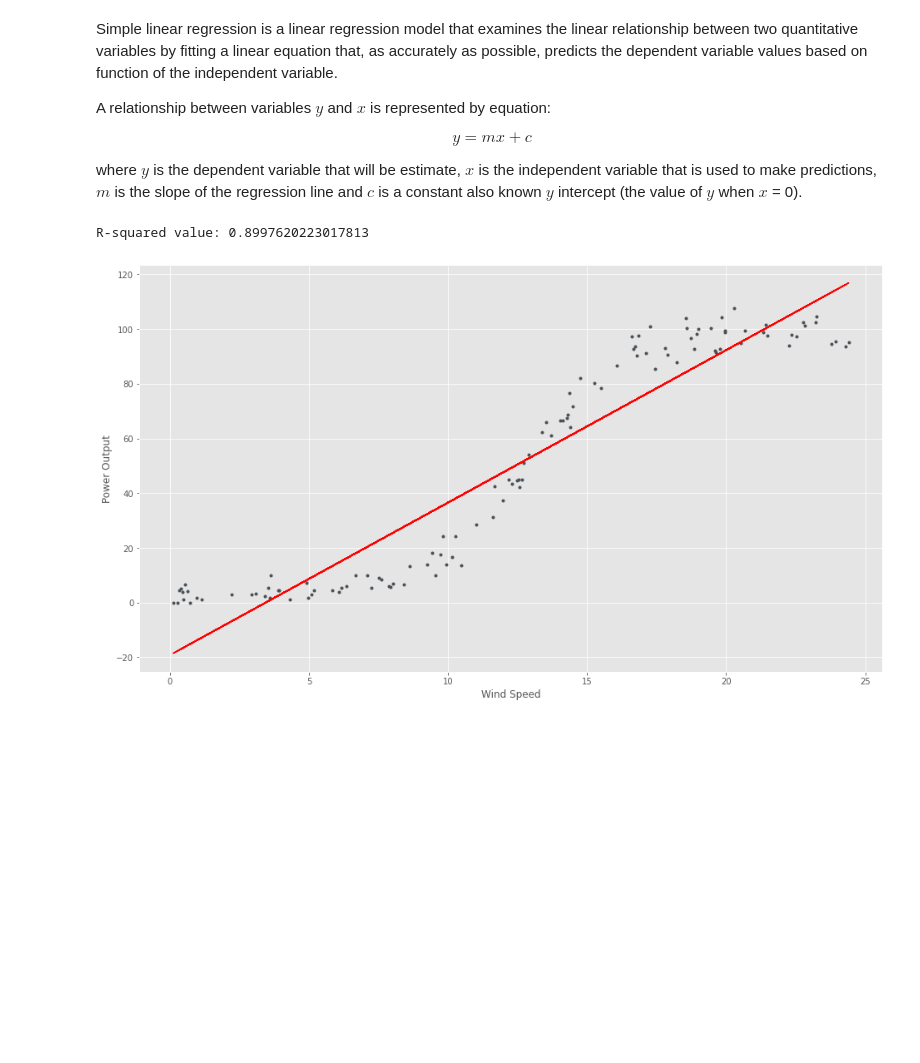
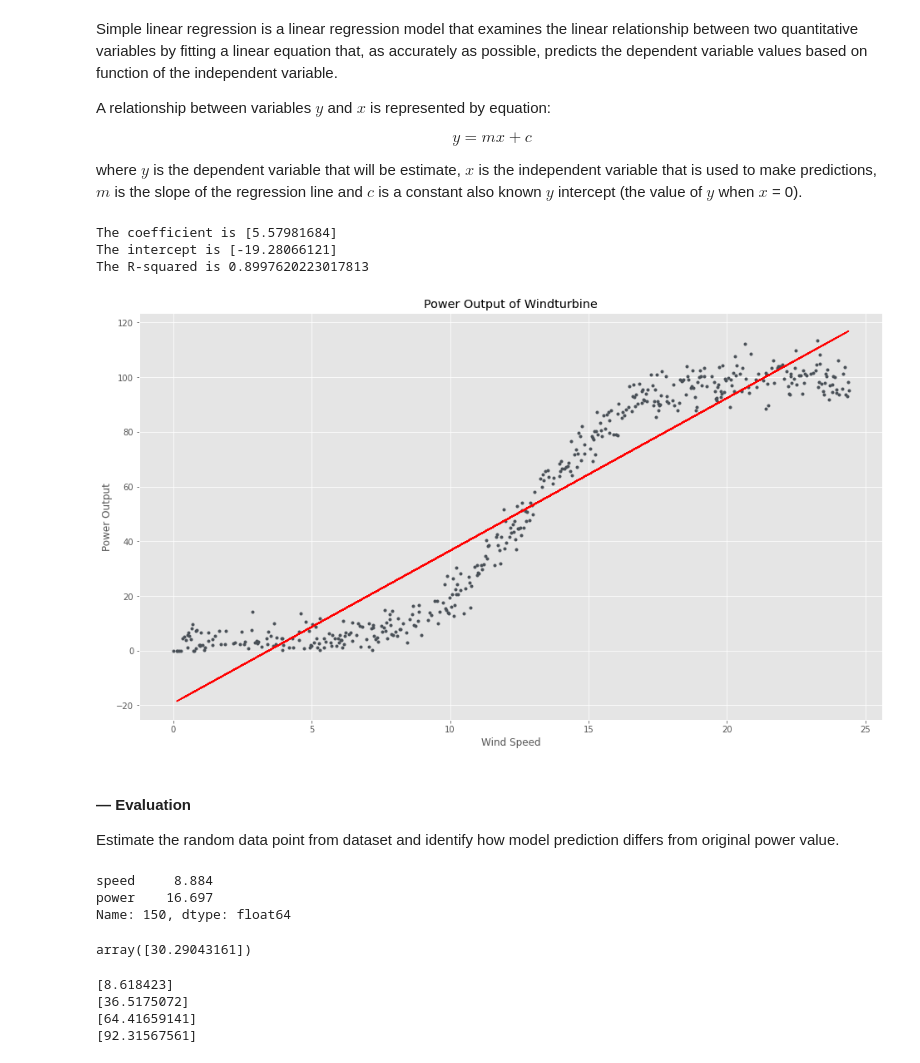
Before and after one commit to mizydorek/Machine-Learning-Project-2020, a Jupyter notebook: project.ipynb, the cells around one changed output. Drawn from its saved outputs; the diff is of its cells as text; code cells hidden in the pictures; blank space fills up the shorter version.

```diff
--- a/project.ipynb
+++ b/project.ipynb
@@ -158,7 +156,7 @@ x = df['speed'].to_numpy()
 y = df['power'].to_numpy()
 
 x = x.reshape(-1, 1)
-y = y.reshape(-1, 1)
+
 
 # Using train_test_split() from the scikit-learn library, makes it easy to split dataset into training and testing data.
 from sklearn.model_selection import train_test_split
@@ -176,31 +174,51 @@ $$y = m x + c$$
 
 where $y$ is the dependent variable that will be estimate, $x$ is the independent variable that is used to make predictions, $m$ is the slope of the regression line and $c$ is a constant also known $y$ intercept (the value of $y$ when $x$ = 0).
 # %%
-# Linear Regression Using Scikit Learn
+# Linear Regression Using Scikit Learn.
+# https://scikit-learn.org/stable/modules/generated/sklearn.linear_model.LinearRegression.html
 # import LinearRegression model from Scikit Learn linear model.
 from sklearn.linear_model import LinearRegression
 
-
-# Create a new linear model.
+# Create a new linear regression model.
 model = LinearRegression()
 
 # Fit the data to the model.
 model.fit(x_train, y_train)
 
+# Calculate the score/𝑅-squared number
 score = model.score(x_train, y_train)
 
-print('R-squared value: {} '.format(score))
+# Coefficient & intercept.
+coeff = [model.coef_[0], model.intercept_]
+
+print('''The coefficient is {}
+The intercept is {}
+The R-squared is {}'''.format(model.coef_[0], model.intercept_, score))
 # %% [output]
-R-squared value: 0.8997620223017813
+The coefficient is [5.57981684]
+The intercept is [-19.28066121]
+The R-squared is 0.8997620223017813
 # %%
-
+# Predict using the linear model.
 predict = model.predict(x_test)
 
 # Plot speed and power and the regression line.
 
-plt.plot(x_test, y_test, '.');
+plt.plot(x, y, '.');
 plt.plot(x_test, predict, 'r-')
+plt.title('Power Output of Windturbine')
 plt.xlabel('Wind Speed')
 plt.ylabel('Power Output');
 # %% [output]
-[figure, old version]
+[figure, new version]
+# %% [markdown]
+#### — Evaluation
+
+Estimate the random data point from dataset and identify how model prediction differs from original power value.
+# %%
+# Random data point of dataset.
+df.iloc[150]
+# %% [output]
+speed     8.884
+power    16.697
+Name: 150, dtype: float64
@@ -206,0 +229,15 @@ plt.ylabel('Power Output');
+# %%
+lr(8.884, coeff)
+# %% [output]
+array([30.29043161])
+# %%
+# Calculate four data points to compare results with polynomial model.
+print(lr(5, coeff))
+print(lr(10, coeff))
+print(lr(15, coeff))
+print(lr(20, coeff))
+# %% [output]
+[8.618423]
+[36.5175072]
+[64.41659141]
+[92.31567561]
```
Also changed, not shown: parts of 12 cells of this notebook.
